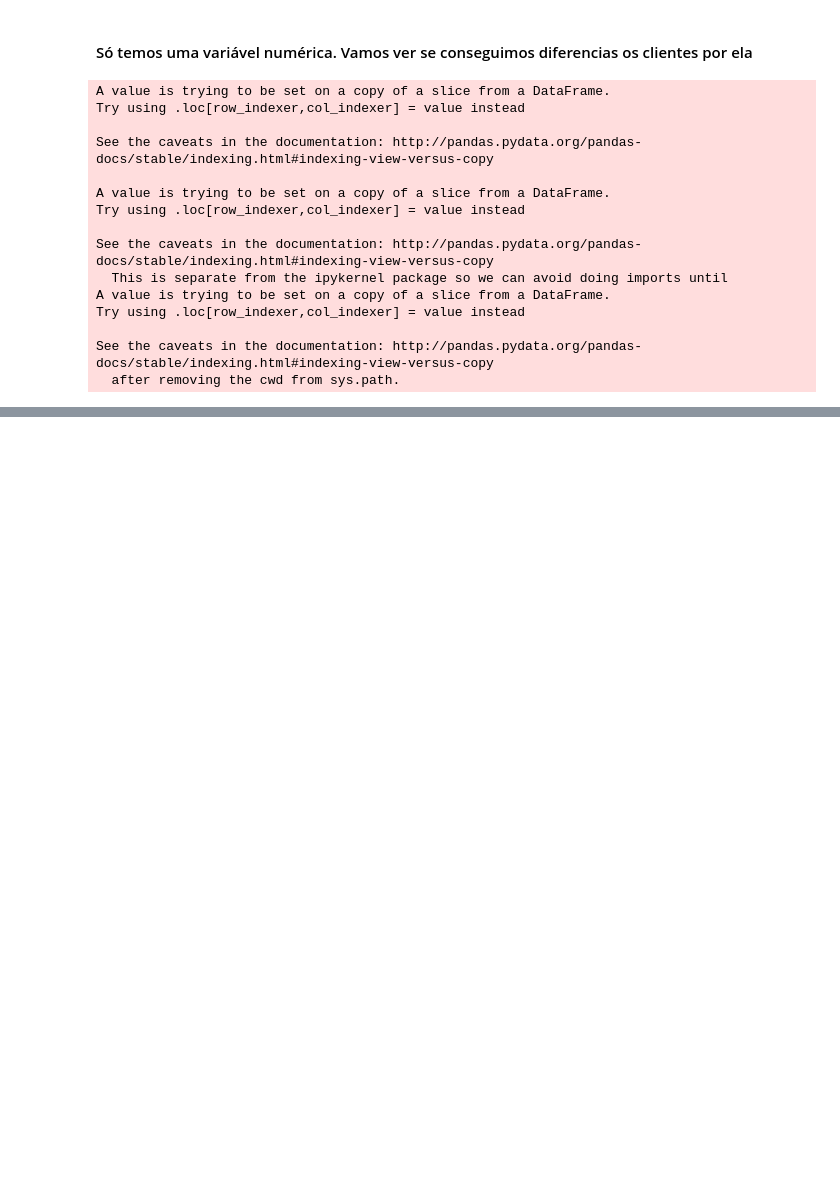
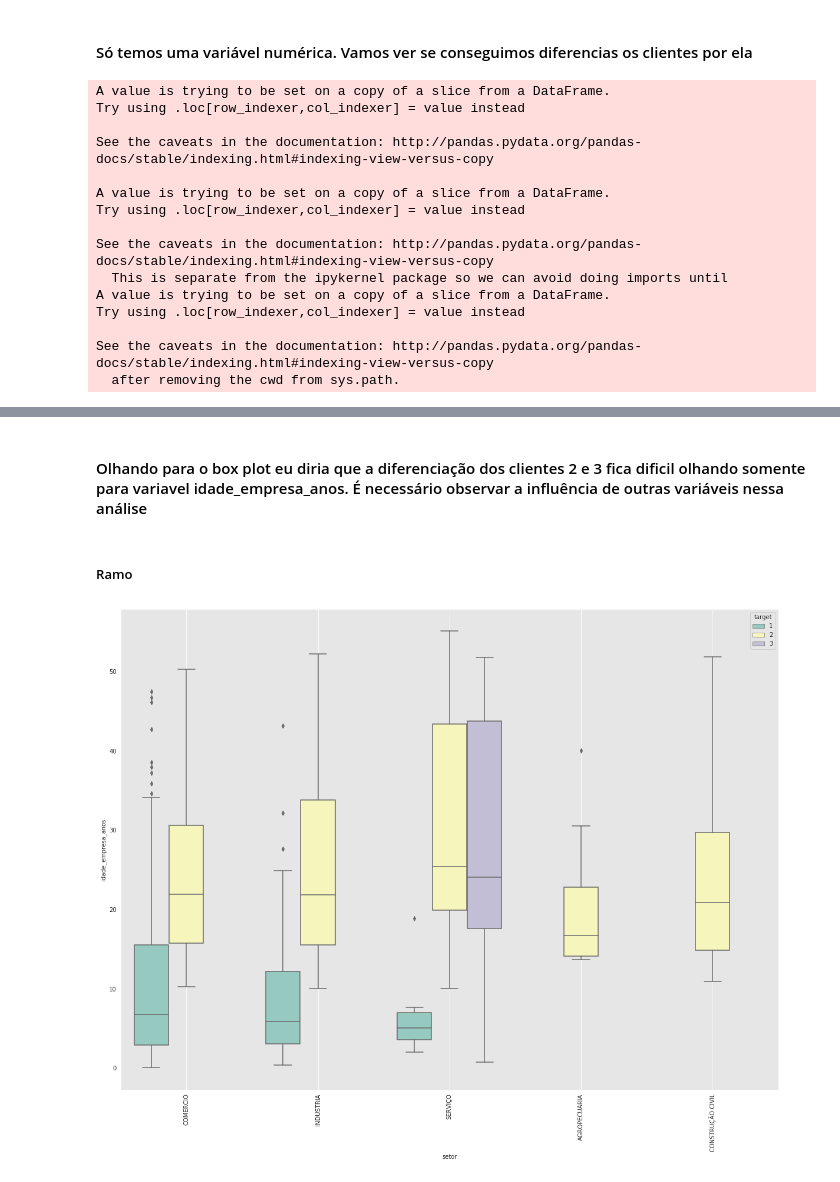
Before and after one commit to codenation-dev/squad-2-ad-data-science-banco-inter-1, a Jupyter notebook: notebooks/analise_db.ipynb, the cells around one changed output, grey strips where cells are left out. Drawn from its saved outputs; the diff is of its cells as text; code cells hidden in the pictures; blank space fills up the shorter version.

```diff
--- a/notebooks/analise_db.ipynb
+++ b/notebooks/analise_db.ipynb
@@ -183,0 +193,14 @@ pd.merge()
+# %% [markdown]
+#### Olhando para o box plot eu diria que a diferenciação dos clientes 2 e 3 fica dificil olhando somente para variavel idade_empresa_anos. É necessário observar a influência de outras variáveis nessa análise
+# %% [markdown]
+##### Ramo
+# %%
+plt.figure(figsize = (20,15))
+sns.set_style("darkgrid", {"axes.facecolor": ".9"})
+ax = sns.boxplot(x="setor", y="idade_empresa_anos",
+                 hue = 'target',
+                 data=df_filt, palette="Set3")
+ax.set_xticklabels(ax.get_xticklabels(),rotation=90)
+plt.grid()
+# %% [output]
+[figure, added]
```
Also changed, not shown: parts of 20 cells of this notebook.
